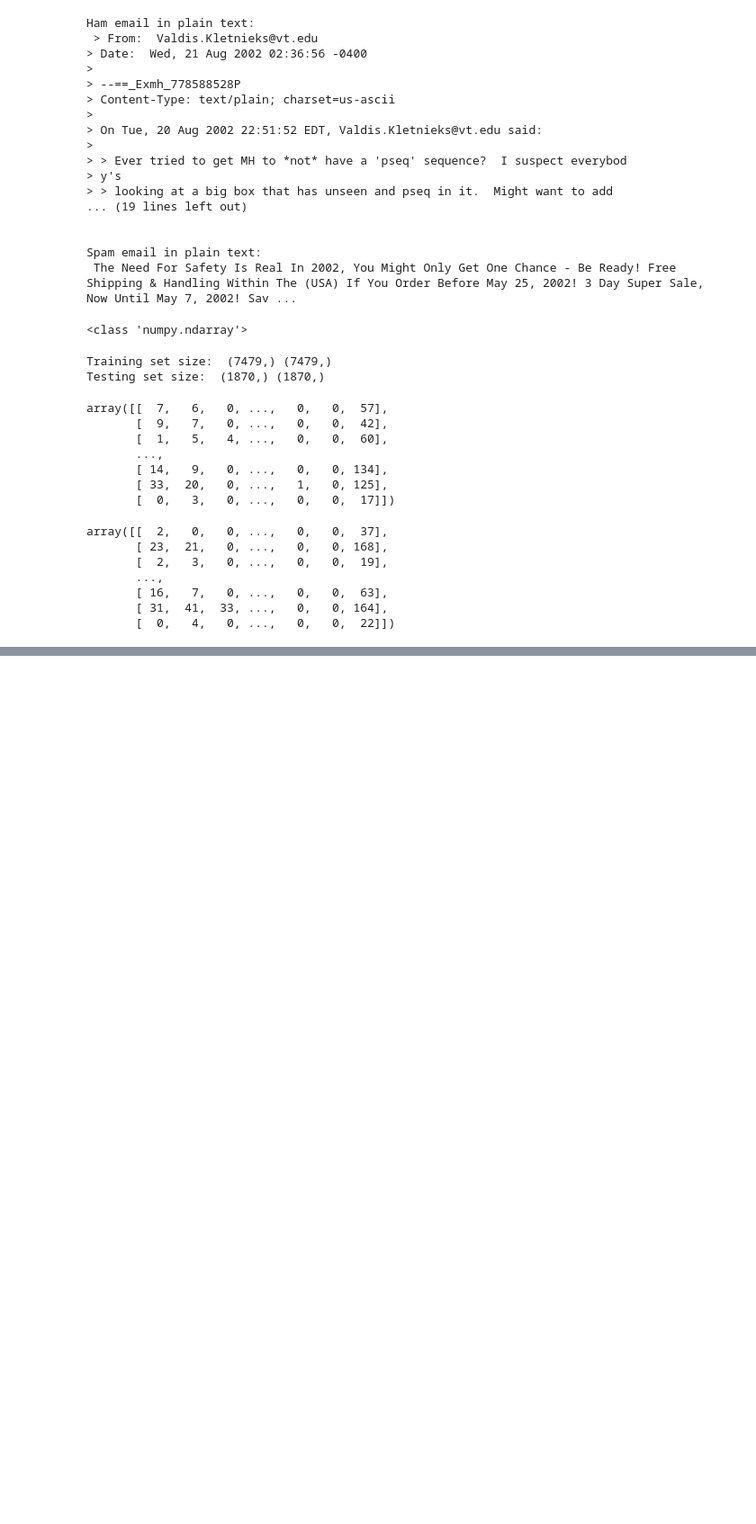
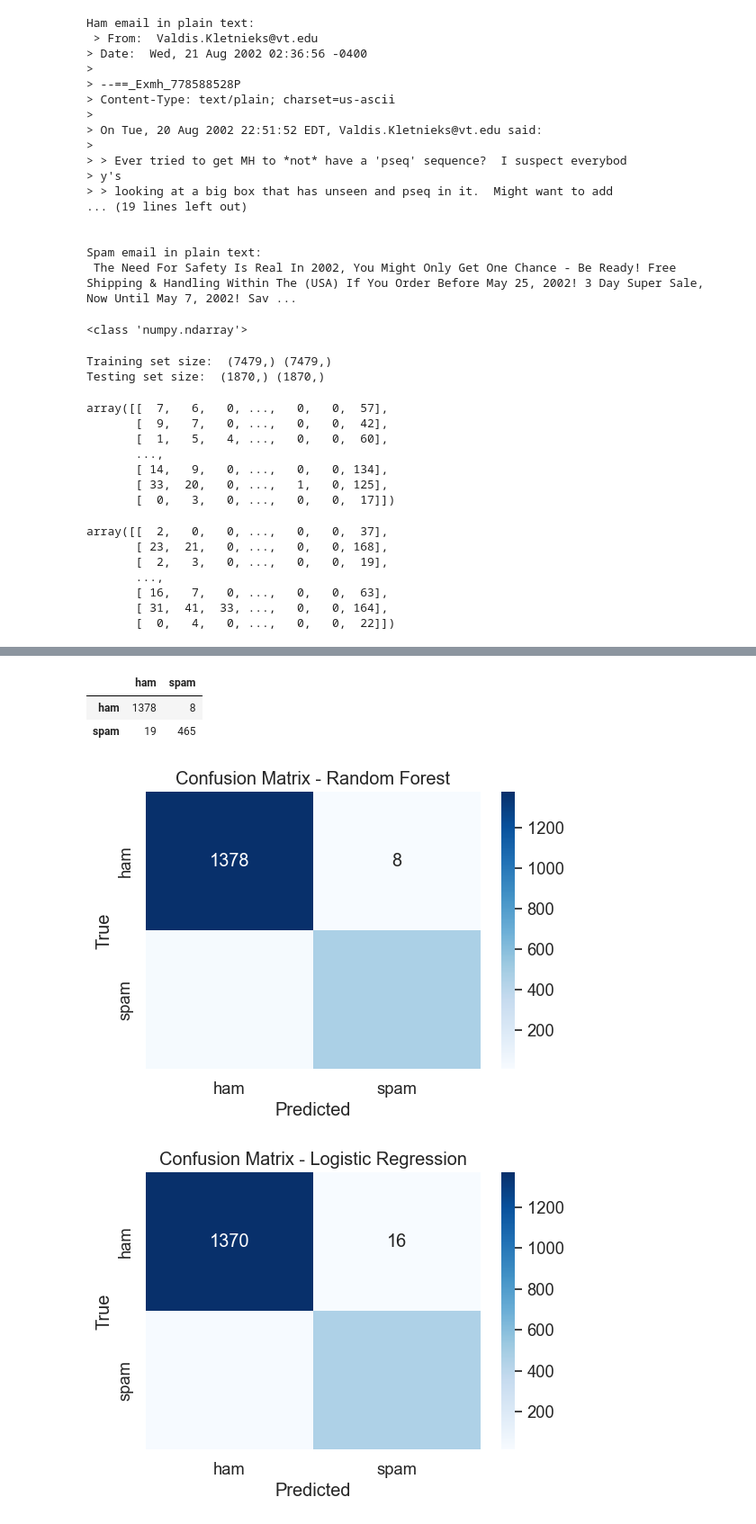
Before and after one commit to SamSchultz-bit/project-4-team-2, a Jupyter notebook: cleaning_v2.ipynb, the cells around one changed output, grey strips where cells are left out. Shown at 90% size. Cells and saved outputs as stored; diff of their text form; code cells hidden in the pictures; blank space fills up the shorter version.

```diff
--- a/cleaning_v2.ipynb
+++ b/cleaning_v2.ipynb
@@ -246,0 +211,14 @@ Confusion Matrix: [[1360   26]
+# %%
+# Initialize models
+random_forest = RandomForestClassifier(random_state=3301)
+logistic_regression = LogisticRegression(solver="lbfgs", random_state=3301)
+decision_tree = DecisionTreeClassifier(random_state=3301)
+
+# Generate confusion matrices for each model
+matrix_rf = classification_models(random_forest, X_train_prepared, X_test_prepared, y_train, y_test)
+matrix_lr = classification_models(logistic_regression, X_train_prepared, X_test_prepared, y_train, y_test)
+matrix_dt = classification_models(decision_tree, X_train_prepared, X_test_prepared, y_train, y_test)
+
+df_cm_rf = pd.DataFrame(matrix_rf, index=['ham', 'spam'], columns=['ham', 'spam'])
+df_cm_lr = pd.DataFrame(matrix_lr, index=['ham', 'spam'], columns=['ham', 'spam'])
+df_cm_dt = pd.DataFrame(matrix_dt, index=['ham', 'spam'], columns=['ham', 'spam'])
@@ -246,0 +261,35 @@ Confusion Matrix: [[1360   26]
+# %%
+df_cm_rf
+# %% [output]
+|  | ham | spam |
+| ham | 1378 | 8 |
+| spam | 19 | 465 |
+# %%
+# Adjust plot settings to display full heatmap
+
+# Visualize confusion matrix for Random Forest
+plt.figure(figsize=(6, 4))
+sns.heatmap(df_cm_rf,annot=df_cm_rf, cmap='Blues', fmt='d')
+plt.title('Confusion Matrix - Random Forest')
+plt.xlabel('Predicted')
+plt.ylabel('True')
+plt.show()
+
+# Visualize confusion matrix for Logistic Regression
+plt.figure(figsize=(6, 4))
+sns.heatmap(df_cm_lr, annot=True, cmap='Blues', fmt='d')
+plt.title('Confusion Matrix - Logistic Regression')
+plt.xlabel('Predicted')
+plt.ylabel('True')
+plt.show()
+
+# Visualize confusion matrix for Decision Tree
+plt.figure(figsize=(6, 4))
+sns.heatmap(df_cm_dt, annot=True, cmap='Blues', fmt='d')
+plt.title('Confusion Matrix - Decision Tree')
+plt.xlabel('Predicted')
+plt.ylabel('True')
+plt.show()
+# %% [output]
+[figure, added]
+[figure, added]
```
Also changed, not shown: parts of 5 cells of this notebook.
